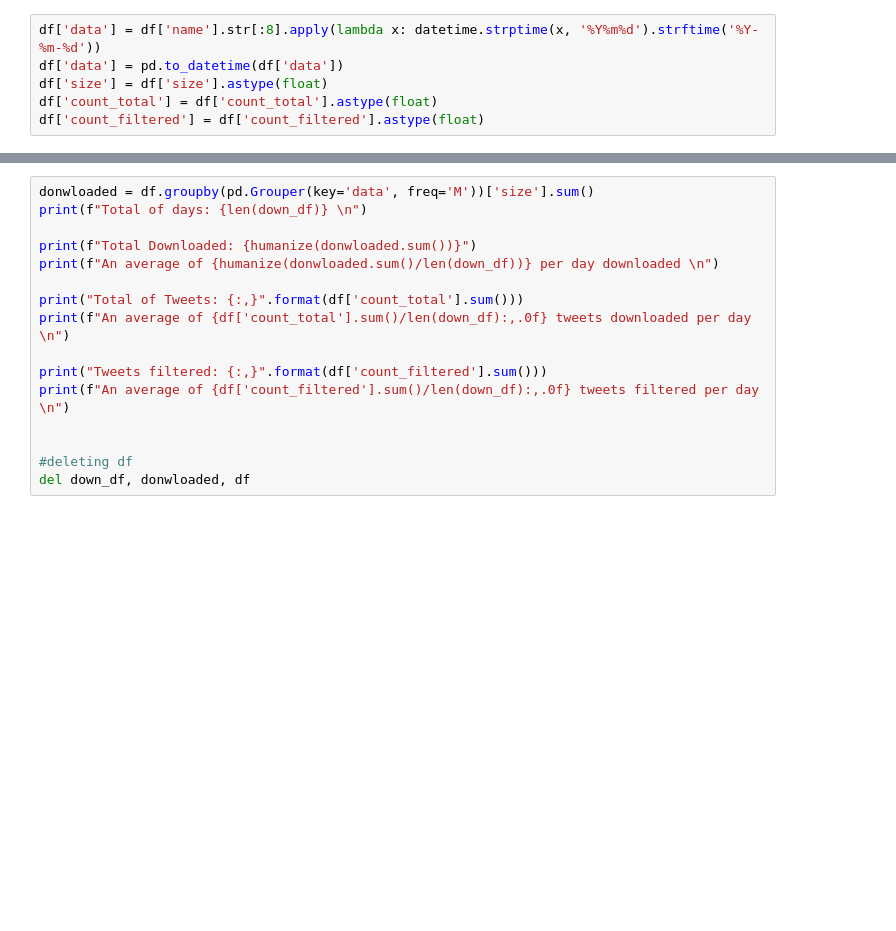
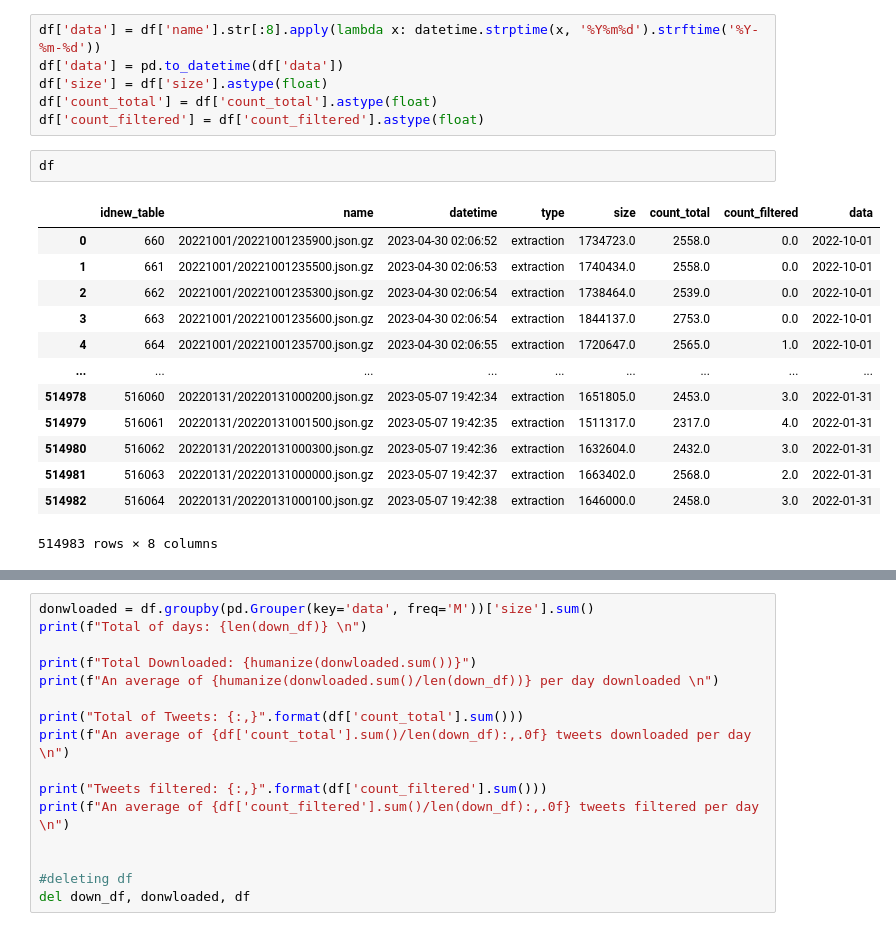
Before and after one commit to gustavohn73-cct/CA4, a Jupyter notebook: Data Collect/CA4_V0_Query.ipynb, the cells around one changed output, grey strips where cells are left out. Cells and saved outputs as stored; diff of their text form; blank space fills up the shorter version.

```diff
--- a/Data Collect/CA4_V0_Query.ipynb
+++ b/Data Collect/CA4_V0_Query.ipynb
@@ -361,3 +343,19 @@ df['data'] = pd.to_datetime(df['data'])
 df['size'] = df['size'].astype(float)
 df['count_total'] = df['count_total'].astype(float)
 df['count_filtered'] = df['count_filtered'].astype(float)
+# %%
+df
+# %% [output]
+|  | idnew_table | name | datetime | type | size | count_total | count_filtered | data |
+| 0 | 660 | 20221001/20221001235900.json.gz | 2023-04-30 02:06:52 | extraction | 1734723.0 | 2558.0 | 0.0 | 2022-10-01 |
+| 1 | 661 | 20221001/20221001235500.json.gz | 2023-04-30 02:06:53 | extraction | 1740434.0 | 2558.0 | 0.0 | 2022-10-01 |
+| 2 | 662 | 20221001/20221001235300.json.gz | 2023-04-30 02:06:54 | extraction | 1738464.0 | 2539.0 | 0.0 | 2022-10-01 |
+| 3 | 663 | 20221001/20221001235600.json.gz | 2023-04-30 02:06:54 | extraction | 1844137.0 | 2753.0 | 0.0 | 2022-10-01 |
+| 4 | 664 | 20221001/20221001235700.json.gz | 2023-04-30 02:06:55 | extraction | 1720647.0 | 2565.0 | 1.0 | 2022-10-01 |
+| ... | ... | ... | ... | ... | ... | ... | ... | ... |
+| 514978 | 516060 | 20220131/20220131000200.json.gz | 2023-05-07 19:42:34 | extraction | 1651805.0 | 2453.0 | 3.0 | 2022-01-31 |
+| 514979 | 516061 | 20220131/20220131001500.json.gz | 2023-05-07 19:42:35 | extraction | 1511317.0 | 2317.0 | 4.0 | 2022-01-31 |
+| 514980 | 516062 | 20220131/20220131000300.json.gz | 2023-05-07 19:42:36 | extraction | 1632604.0 | 2432.0 | 3.0 | 2022-01-31 |
+| 514981 | 516063 | 20220131/20220131000000.json.gz | 2023-05-07 19:42:37 | extraction | 1663402.0 | 2568.0 | 2.0 | 2022-01-31 |
+| 514982 | 516064 | 20220131/20220131000100.json.gz | 2023-05-07 19:42:38 | extraction | 1646000.0 | 2458.0 | 3.0 | 2022-01-31 |
+514983 rows × 8 columns
```
Also changed, not shown: parts of 8 cells of this notebook, 26 other files.
